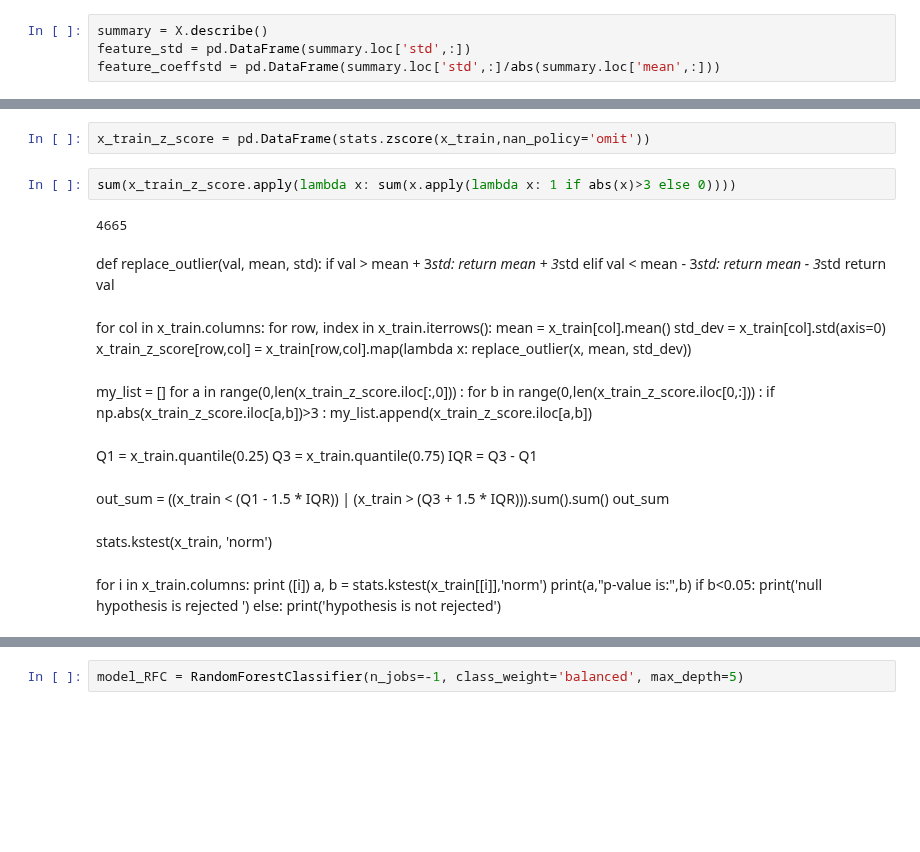
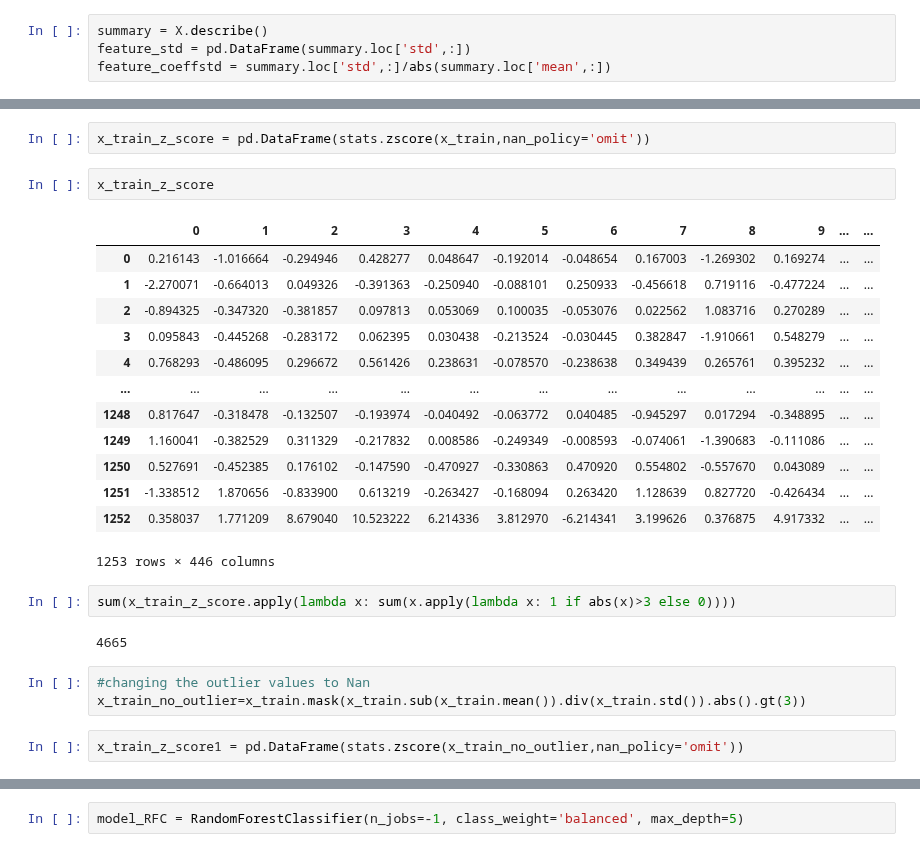
Before and after one commit to Landschy/datamining-htw, a Jupyter notebook: scripts/Mohammad.ipynb, the cells around one changed output, grey strips where cells are left out. Saved outputs shown, nothing was run; the diff lists cells and outputs as text; blank space fills up the shorter version.

```diff
--- a/scripts/Mohammad.ipynb
+++ b/scripts/Mohammad.ipynb
@@ -82,7 +95,7 @@ X = df.drop('class', axis=1)
 # %%
 summary = X.describe()
 feature_std = pd.DataFrame(summary.loc['std',:])
-feature_coeffstd = pd.DataFrame(summary.loc['std',:]/abs(summary.loc['mean',:]))
+feature_coeffstd = summary.loc['std',:]/abs(summary.loc['mean',:])
 # %%
 sns.displot(feature_coeffstd,x=feature_coeffstd.iloc[:,0], binwidth=0.5)
 # %% [output]
@@ -353,44 +365,28 @@ x_train.shape
 ### 3s rule
 # %%
 x_train_z_score = pd.DataFrame(stats.zscore(x_train,nan_policy='omit'))
+# %%
+x_train_z_score
+# %% [output]
+|  | 0 | 1 | 2 | 3 | 4 | 5 | 6 | 7 | 8 | 9 | ... | ... |
+| 0 | 0.216143 | -1.016664 | -0.294946 | 0.428277 | 0.048647 | -0.192014 | -0.048654 | 0.167003 | -1.269302 | 0.169274 | ... | ... |
+| 1 | -2.270071 | -0.664013 | 0.049326 | -0.391363 | -0.250940 | -0.088101 | 0.250933 | -0.456618 | 0.719116 | -0.477224 | ... | ... |
+| 2 | -0.894325 | -0.347320 | -0.381857 | 0.097813 | 0.053069 | 0.100035 | -0.053076 | 0.022562 | 1.083716 | 0.270289 | ... | ... |
+| 3 | 0.095843 | -0.445268 | -0.283172 | 0.062395 | 0.030438 | -0.213524 | -0.030445 | 0.382847 | -1.910661 | 0.548279 | ... | ... |
+| 4 | 0.768293 | -0.486095 | 0.296672 | 0.561426 | 0.238631 | -0.078570 | -0.238638 | 0.349439 | 0.265761 | 0.395232 | ... | ... |
+| ... | ... | ... | ... | ... | ... | ... | ... | ... | ... | ... | ... | ... |
+| 1248 | 0.817647 | -0.318478 | -0.132507 | -0.193974 | -0.040492 | -0.063772 | 0.040485 | -0.945297 | 0.017294 | -0.348895 | ... | ... |
+| 1249 | 1.160041 | -0.382529 | 0.311329 | -0.217832 | 0.008586 | -0.249349 | -0.008593 | -0.074061 | -1.390683 | -0.111086 | ... | ... |
+| 1250 | 0.527691 | -0.452385 | 0.176102 | -0.147590 | -0.470927 | -0.330863 | 0.470920 | 0.554802 | -0.557670 | 0.043089 | ... | ... |
+| 1251 | -1.338512 | 1.870656 | -0.833900 | 0.613219 | -0.263427 | -0.168094 | 0.263420 | 1.128639 | 0.827720 | -0.426434 | ... | ... |
+| 1252 | 0.358037 | 1.771209 | 8.679040 | 10.523222 | 6.214336 | 3.812970 | -6.214341 | 3.199626 | 0.376875 | 4.917332 | ... | ... |
+1253 rows × 446 columns
 # %%
 sum(x_train_z_score.apply(lambda x: sum(x.apply(lambda x: 1 if abs(x)>3 else 0))))
 # %% [output]
 4665
-# %% [markdown]
-def replace_outlier(val, mean, std):
-    if val > mean + 3*std:
-        return mean + 3*std
-    elif val < mean - 3*std:
-        return mean - 3*std
-    return val
-# %% [markdown]
-for col in x_train.columns:
-    for row, index in x_train.iterrows():
-        mean = x_train[col].mean()
-        std_dev = x_train[col].std(axis=0)
-        x_train_z_score[row,col] = x_train[row,col].map(lambda x: replace_outlier(x, mean, std_dev))
-# %% [markdown]
-my_list = []
-for a in range(0,len(x_train_z_score.iloc[:,0])) :
-    for b in range(0,len(x_train_z_score.iloc[0,:])) :
-        if np.abs(x_train_z_score.iloc[a,b])>3 :
-            my_list.append(x_train_z_score.iloc[a,b])
-# %% [markdown]
-Q1 = x_train.quantile(0.25)
-Q3 = x_train.quantile(0.75)
-IQR = Q3 - Q1
-# %% [markdown]
-out_sum = ((x_train < (Q1 - 1.5 * IQR)) | (x_train > (Q3 + 1.5 * IQR))).sum().sum()
-out_sum
-# %% [markdown]
-stats.kstest(x_train, 'norm')
-# %% [markdown]
-for i in x_train.columns:
-    print ([i])
-    a, b = stats.kstest(x_train[[i]],'norm')
-    print(a,"p-value is:",b)
-    if b<0.05:
-        print('null hypothesis is rejected ')
-    else:
-        print('hypothesis is not rejected')
+# %%
+#changing the outlier values to Nan
+x_train_no_outlier=x_train.mask(x_train.sub(x_train.mean()).div(x_train.std()).abs().gt(3))
+# %%
+x_train_z_score1 = pd.DataFrame(stats.zscore(x_train_no_outlier,nan_policy='omit'))
```
Also changed, not shown: parts of 10 cells of this notebook.
